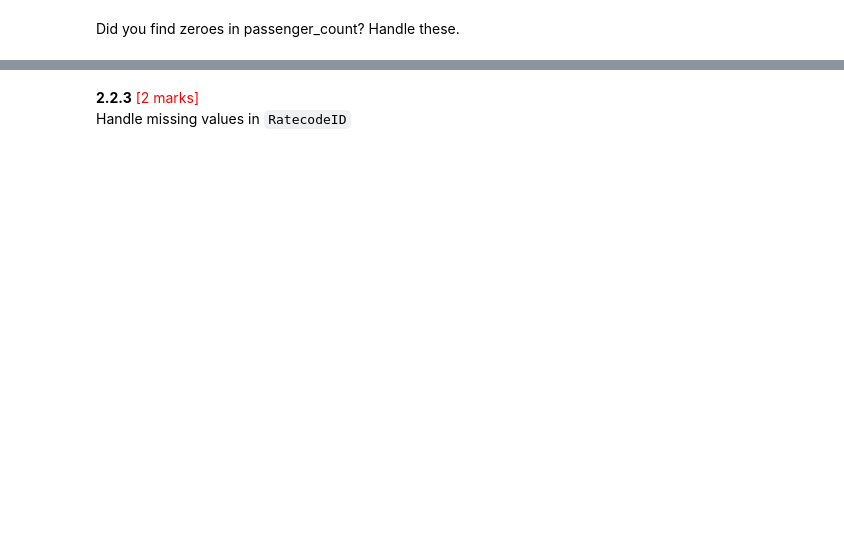
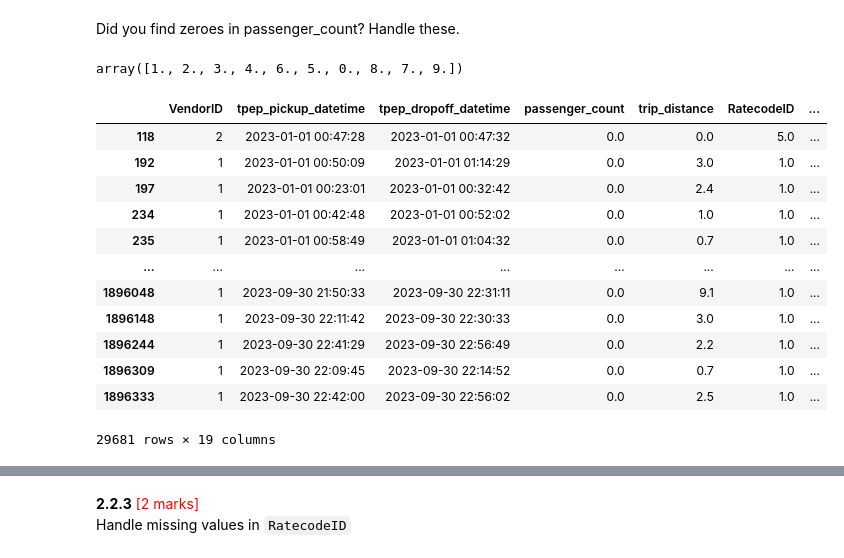
Before and after one commit to mpyar/eda_nyc_taxi, a Jupyter notebook: Analysis/EDA_Assg_NYC_Taxi_Starter.ipynb, the cells around one changed output, grey strips where cells are left out. Cells and saved outputs as stored; diff of their text form; code cells hidden in the pictures; blank space fills up the shorter version.

```diff
--- a/Analysis/EDA_Assg_NYC_Taxi_Starter.ipynb
+++ b/Analysis/EDA_Assg_NYC_Taxi_Starter.ipynb
@@ -472,2 +569,22 @@ Handling missing values in `passenger_count`
 # %% [markdown]
 Did you find zeroes in passenger_count? Handle these.
+# %%
+df['passenger_count'].unique()
+# %% [output]
+array([1., 2., 3., 4., 6., 5., 0., 8., 7., 9.])
+# %%
+df[df['passenger_count']<=0]
+# %% [output]
+|  | VendorID | tpep_pickup_datetime | tpep_dropoff_datetime | passenger_count | trip_distance | RatecodeID | ... |
+| 118 | 2 | 2023-01-01 00:47:28 | 2023-01-01 00:47:32 | 0.0 | 0.0 | 5.0 | ... |
+| 192 | 1 | 2023-01-01 00:50:09 | 2023-01-01 01:14:29 | 0.0 | 3.0 | 1.0 | ... |
+| 197 | 1 | 2023-01-01 00:23:01 | 2023-01-01 00:32:42 | 0.0 | 2.4 | 1.0 | ... |
+| 234 | 1 | 2023-01-01 00:42:48 | 2023-01-01 00:52:02 | 0.0 | 1.0 | 1.0 | ... |
+| 235 | 1 | 2023-01-01 00:58:49 | 2023-01-01 01:04:32 | 0.0 | 0.7 | 1.0 | ... |
+| ... | ... | ... | ... | ... | ... | ... | ... |
+| 1896048 | 1 | 2023-09-30 21:50:33 | 2023-09-30 22:31:11 | 0.0 | 9.1 | 1.0 | ... |
+| 1896148 | 1 | 2023-09-30 22:11:42 | 2023-09-30 22:30:33 | 0.0 | 3.0 | 1.0 | ... |
+| 1896244 | 1 | 2023-09-30 22:41:29 | 2023-09-30 22:56:49 | 0.0 | 2.2 | 1.0 | ... |
+| 1896309 | 1 | 2023-09-30 22:09:45 | 2023-09-30 22:14:52 | 0.0 | 0.7 | 1.0 | ... |
+| 1896333 | 1 | 2023-09-30 22:42:00 | 2023-09-30 22:56:02 | 0.0 | 2.5 | 1.0 | ... |
+29681 rows × 19 columns
```
Also changed, not shown: parts of 26 cells of this notebook, 1 other file.
